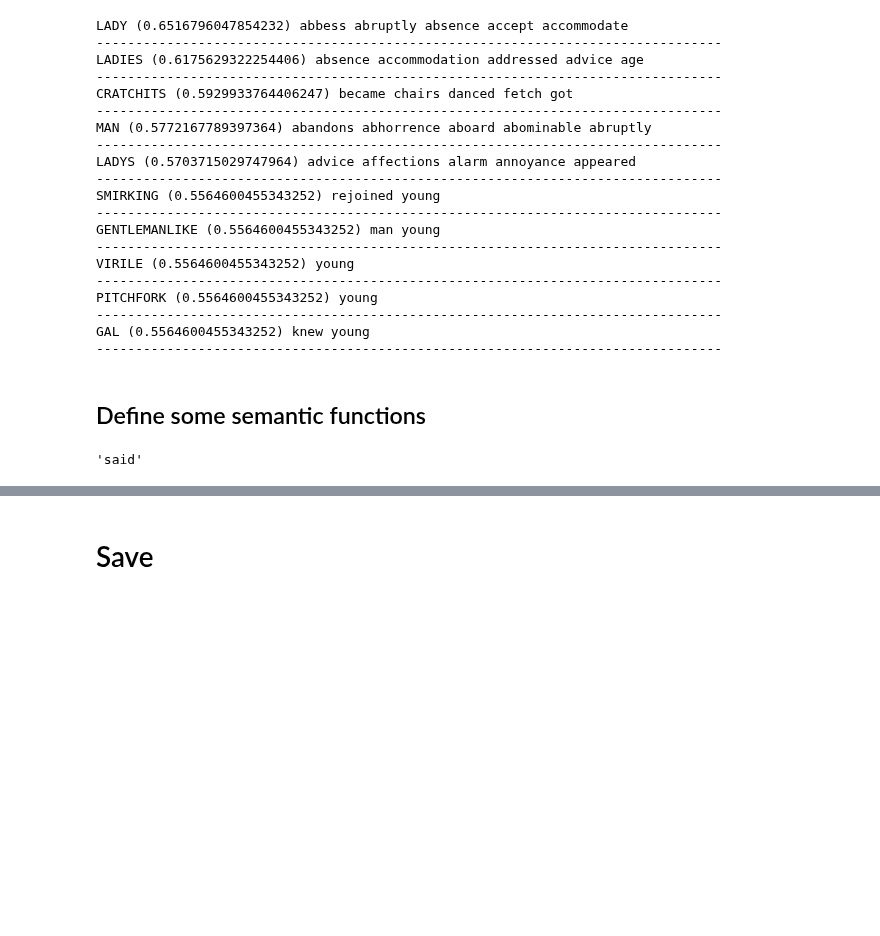
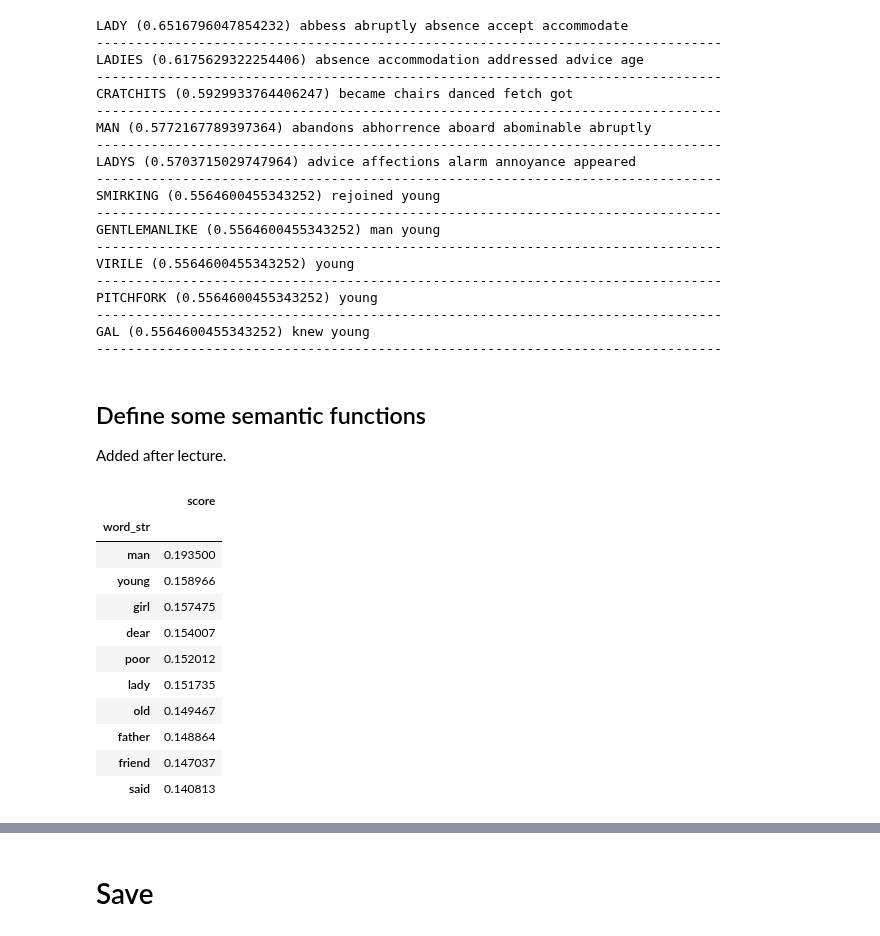
Before and after one commit to UVA-DSI/DS5559, a Jupyter notebook: labs/2019-04-02_Lab10/DS5559_WordEmbedding_PMI_SVD.ipynb, the cells around one changed output, grey strips where cells are left out. Drawn from its saved outputs; the diff is of its cells as text; code cells hidden in the pictures; blank space fills up the shorter version.

```diff
--- a/labs/2019-04-02_Lab10/DS5559_WordEmbedding_PMI_SVD.ipynb
+++ b/labs/2019-04-02_Lab10/DS5559_WordEmbedding_PMI_SVD.ipynb
@@ -390,31 +378,33 @@ GAL (0.5564600455343252) knew young
 --------------------------------------------------------------------------------
 # %% [markdown]
 ## Define some semantic functions
+
+Added after lecture.
 # %%
 from sklearn.metrics.pairwise import cosine_similarity
 from sklearn.metrics.pairwise import euclidean_distances
 
 def get_word_vector(term_str):
     """Get a numpy array from the glove matrix and shape for input into cosine function"""
-    wv = SGM.loc[term_str].values.reshape(-1, 1).T
-    return wv
+    return SGM.loc[term_str].values.reshape(-1, 1).T
 
-def get_sims(term_str, n=10):
-    """Get the top n words for a given word based on cosine similarity"""
-    wv = get_word_vector(term_str)
-    sims = cosine_similarity(SGM.values, wv)
-    return pd.DataFrame(sims, index=SGM.index, columns=['score']).sort_values('score',ascending=False).head(n)
-
-def get_nearest_vector(wv, method='cosine'):
-    """Get the nearest word vector to a given word vector"""
+def get_nearest_vector(wv, method='cosine', n=1):
+    """Get the nearest word vectors to a given word vector"""
     if method == 'cosine':
         sims = cosine_similarity(SGM.values, wv)
     elif method == 'euclidean':
-        sims = euclidean_distances(SGM.values, wv)
+        eds = euclidean_distances(SGM.values, wv)
+        sims = 1 - (eds/eds.max())
     else:
         print('Invalid method {}; defaulting to cosine.'.format(method))
         sims = cosine_similarity(SGM.values, wv)
-    return pd.DataFrame(sims, index=SGM.index, columns=['score']).sort_values('score',ascending=False).head(2).iloc[1]
+    return pd.DataFrame(sims, index=SGM.index, columns=['score']).sort_values('score',ascending=False).head(n+1).iloc[1:]
+
+def get_sims(term_str, method='cosine', n=10):
+    """Get the top n words for a given word based on cosine similarity"""
+    wv = get_word_vector(term_str)
+    sims =  get_nearest_vector(wv, method=method, n=n)
+    return sims
 
 def get_analogy(a, b, d, method='cosine'):
     """Infer missing analogical term"""
@@ -423,11 +413,26 @@ def get_analogy(a, b, d, method='cosine'):
         B = get_word_vector(b)
         D = get_word_vector(d)
         C = np.add(np.subtract(A, B), D)
-        X = get_nearest_vector(C, method=method)
-        return X.name
+        X = get_nearest_vector(C, method=method, n=1)
+        return X.iloc[0].name
     except ValueError as e:
         print(e)
         return None
+# %%
+get_nearest_vector(get_word_vector('woman'),  n=10)
+# %% [output]
+|  | score |
+| word_str |  |
+| man | 0.193500 |
+| young | 0.158966 |
+| girl | 0.157475 |
+| dear | 0.154007 |
+| poor | 0.152012 |
+| lady | 0.151735 |
+| old | 0.149467 |
+| father | 0.148864 |
+| friend | 0.147037 |
+| said | 0.140813 |
 # %%
 def get_opposite(a, b, method='cosine'):
     A = get_word_vector(a)
@@ -438,4 +443,0 @@ def get_opposite(a, b, method='cosine'):
-# %%
-get_opposite('cat','dog', method='euclidean')
-# %% [output]
-'said'
```
Also changed, not shown: parts of 27 cells of this notebook, 1 other file.
